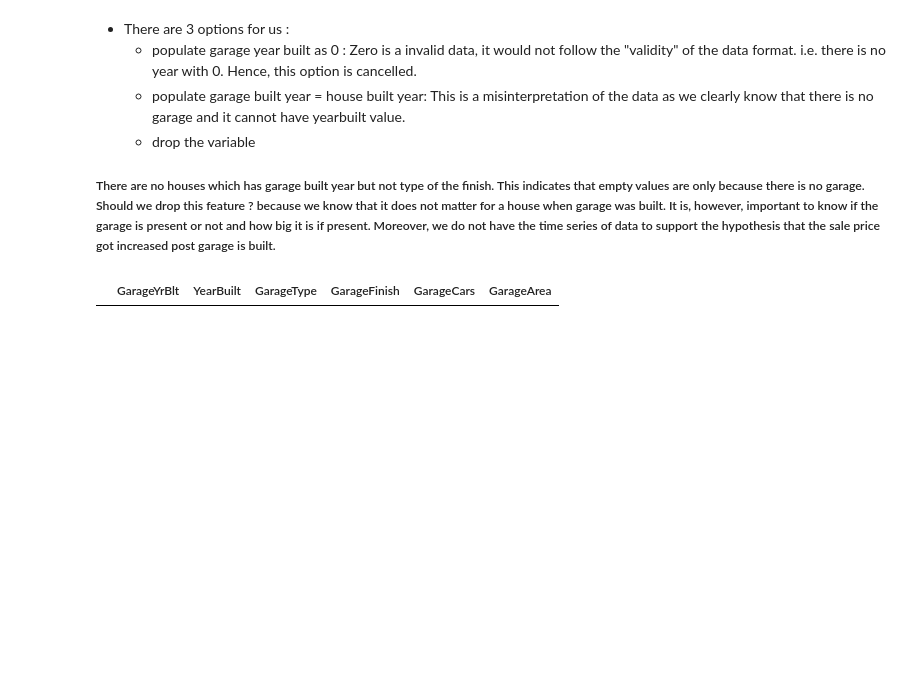
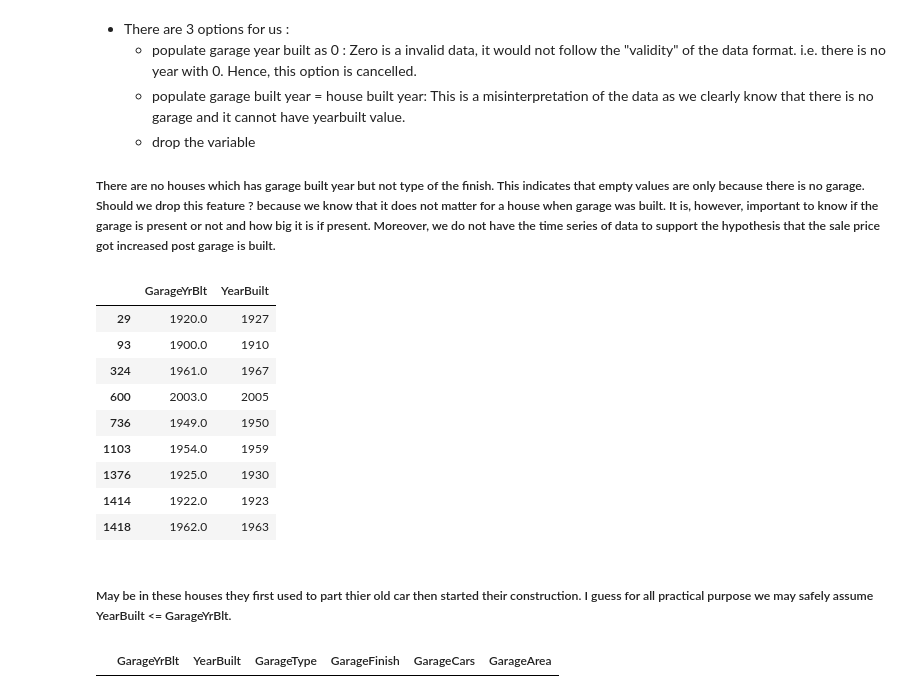
Before and after one commit to PadmarajBhat/Kaggle-Dataset-Exploration, a Jupyter notebook: House Prices- Advanced Regression Techniques/Data Wrangling/House Prices - ART(Wrangling).ipynb, the cells around one changed output. Cells and saved outputs as stored; diff of their text form; code cells hidden in the pictures; blank space fills up the shorter version.

```diff
--- a/House Prices- Advanced Regression Techniques/Data Wrangling/House Prices - ART(Wrangling).ipynb
+++ b/House Prices- Advanced Regression Techniques/Data Wrangling/House Prices - ART(Wrangling).ipynb
@@ -161,6 +161,21 @@ df.shape
   * drop the variable
 
  ##### There are no houses which has garage built year but not type of the finish. This indicates that empty values are only because there is no garage. Should we drop this feature ? because we know that it does not matter for a house when garage was built. It is, however, important to know if the garage is present or not and how big it is if present. Moreover, we do not have the time series of data to support the hypothesis that the sale price got increased post garage is built.
+# %%
+df[df.GarageYrBlt < df.YearBuilt][['GarageYrBlt', 'YearBuilt']]
+# %% [output]
+|  | GarageYrBlt | YearBuilt |
+| 29 | 1920.0 | 1927 |
+| 93 | 1900.0 | 1910 |
+| 324 | 1961.0 | 1967 |
+| 600 | 2003.0 | 2005 |
+| 736 | 1949.0 | 1950 |
+| 1103 | 1954.0 | 1959 |
+| 1376 | 1925.0 | 1930 |
+| 1414 | 1922.0 | 1923 |
+| 1418 | 1962.0 | 1963 |
+# %% [markdown]
+##### May be in these houses they first used to part thier old car then started their construction. I guess for all practical purpose we may safely assume YearBuilt <= GarageYrBlt.
 # %%
 df[(df.GarageFinish.notna()) & (df.GarageYrBlt.isna()) ][['GarageYrBlt','YearBuilt','GarageType','GarageFinish','GarageCars', 'GarageArea']]
 # %% [output]
```
Also changed, not shown: parts of 10 cells of this notebook.
